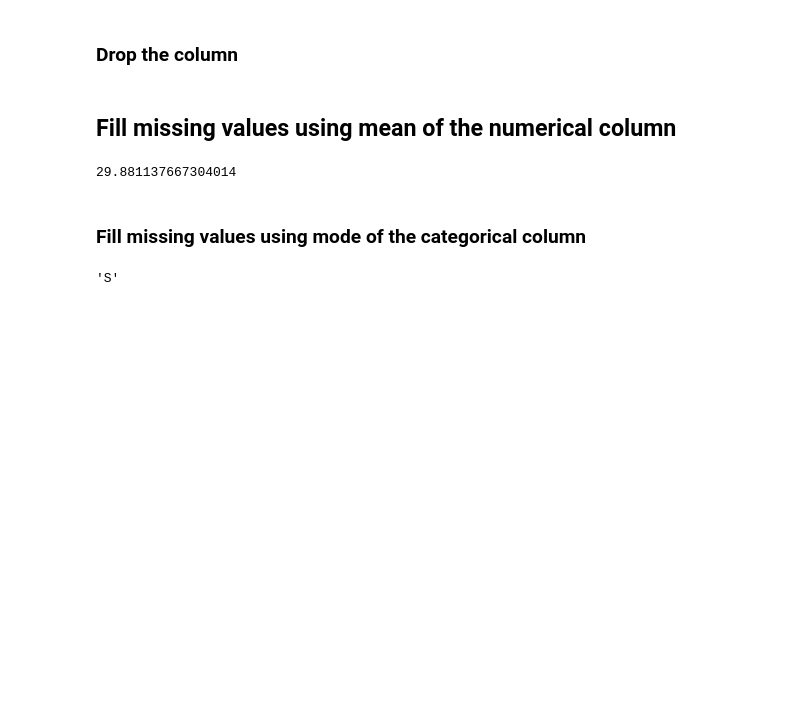
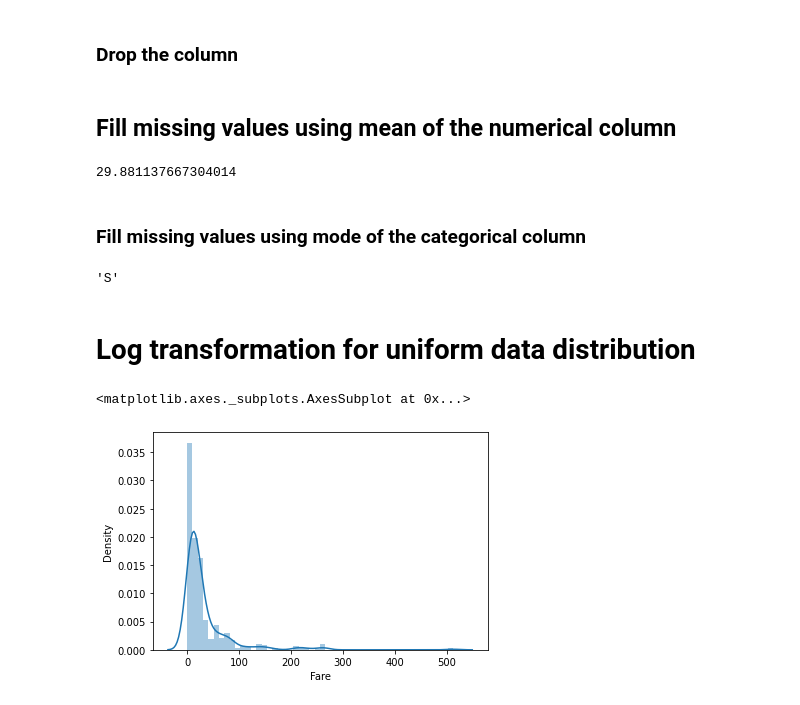
Before and after one commit to hirupiyumika/ML_Assignment2_IT18206524_IT18217414_IT18208368, a Jupyter notebook: Predict_survival_on_the_Titanic.ipynb, the cells around one changed output. Cells and saved outputs as stored; diff of their text form; code cells hidden in the pictures; blank space fills up the shorter version.

Commit message:
Log transformation for uniform data distribution

```diff
--- a/Predict_survival_on_the_Titanic.ipynb
+++ b/Predict_survival_on_the_Titanic.ipynb
@@ -217,3 +217,10 @@ df['Embarked'].mode()[0]
 'S'
 # %%
 df['Embarked'] = df['Embarked'].fillna(df['Embarked'].mode()[0])
+# %% [markdown]
+# Log transformation for uniform data distribution
+# %%
+sns.distplot(df['Fare'])
+# %% [output]
+<matplotlib.axes._subplots.AxesSubplot at 0x...>
+[figure, added]
```
Also changed, not shown: parts of 2 cells of this notebook.
